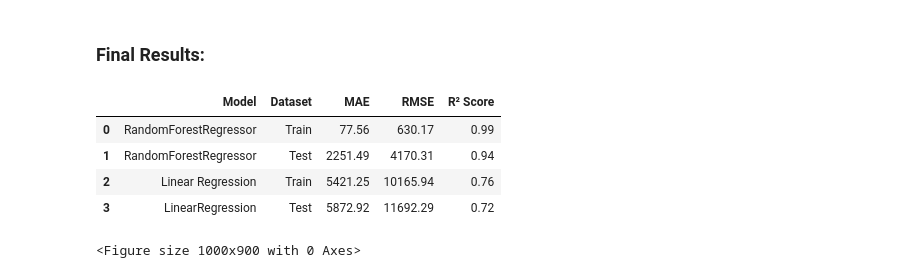
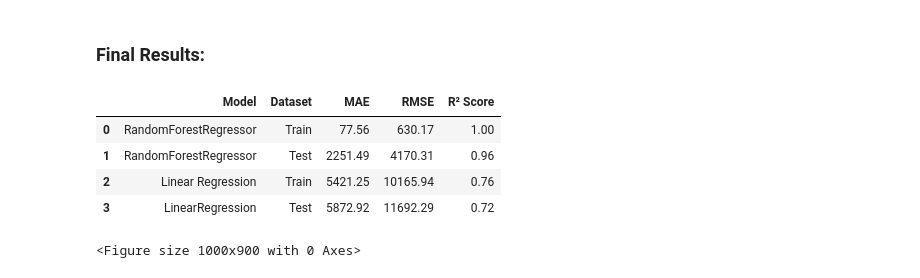
Before and after one commit to SubhamParajuli/FDS-project, a Jupyter notebook: combined_notebook.ipynb, the cells around one changed output. Saved outputs shown, nothing was run; the diff lists cells and outputs as text; code cells hidden in the pictures.

```diff
--- a/combined_notebook.ipynb
+++ b/combined_notebook.ipynb
@@ -1619,17 +1619,17 @@ metrics_df
 # %%
 metrics_df = pd.DataFrame({
 
     'Model': ['RandomForestRegressor','RandomForestRegressor','Linear Regression','LinearRegression'],
     'Dataset': ['Train', 'Test','Train', 'Test'],
     'MAE': [mae_train, mae_test,mae_train_lr,mae_test_lr],
     'RMSE': [rmse_train, rmse_test,rmse_train_lr,rmse_test_lr],
-    'R² Score': [r2_score_train_rf, r2_score_test_rf,r2_train_lr,r2_test_lr]
+    'R² Score': [r2_train, r2_test,r2_train_lr,r2_test_lr]
 })
 metrics_df
 # %% [output]
 |  | Model | Dataset | MAE | RMSE | R² Score |
-| 0 | RandomForestRegressor | Train | 77.56 | 630.17 | 0.99 |
-| 1 | RandomForestRegressor | Test | 2251.49 | 4170.31 | 0.94 |
+| 0 | RandomForestRegressor | Train | 77.56 | 630.17 | 1.00 |
+| 1 | RandomForestRegressor | Test | 2251.49 | 4170.31 | 0.96 |
 | 2 | Linear Regression | Train | 5421.25 | 10165.94 | 0.76 |
 | 3 | LinearRegression | Test | 5872.92 | 11692.29 | 0.72 |
 # %%
```
Also changed, not shown: parts of 1 cell of this notebook.
